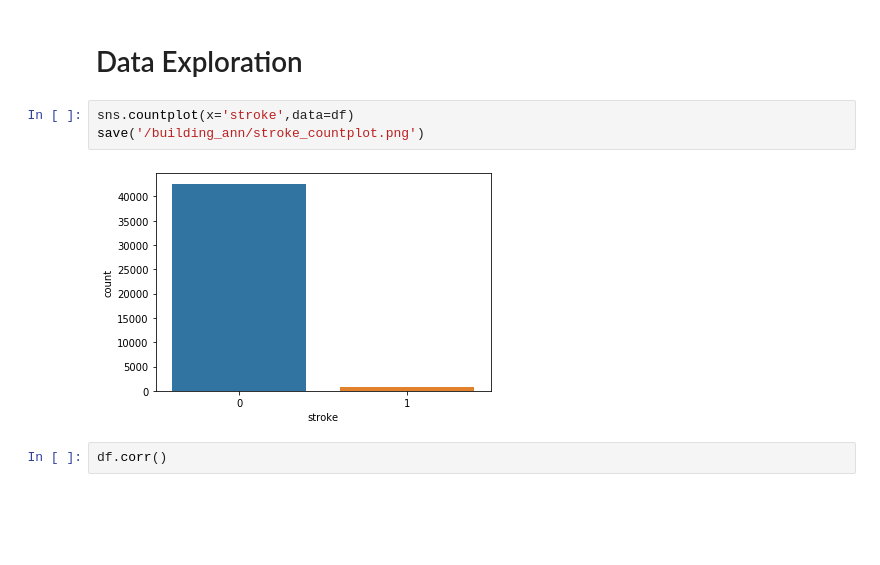
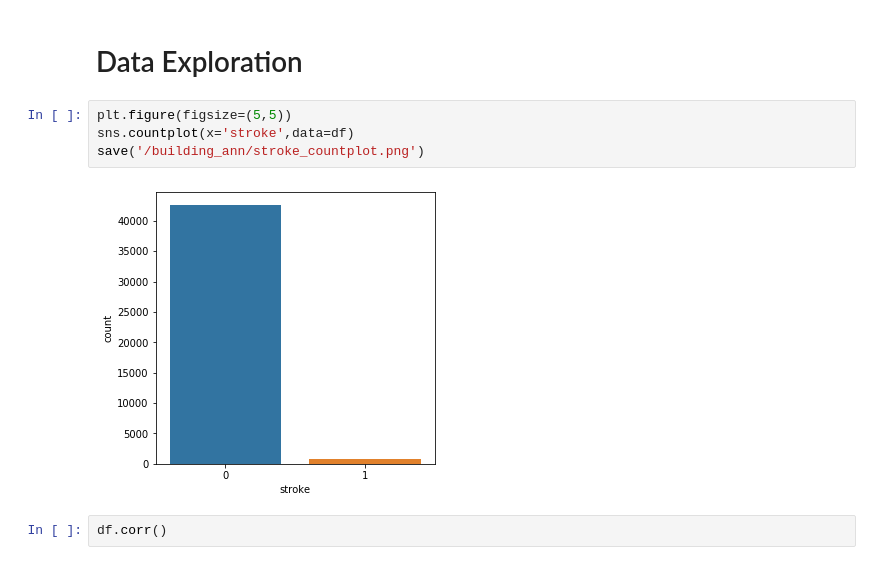
Before and after one commit to dan393/Dissertation, a Jupyter notebook: Code/dissertation/Stroke Predictions.ipynb, the cells around one changed output. Saved outputs shown, nothing was run; the diff lists cells and outputs as text; blank space fills up the shorter version.

```diff
--- a/Code/dissertation/Stroke Predictions.ipynb
+++ b/Code/dissertation/Stroke Predictions.ipynb
@@ -36,10 +36,11 @@ memory usage: 3.6+ MB
 # %% [markdown]
 # Data Exploration
 # %%
+plt.figure(figsize=(5,5))
 sns.countplot(x='stroke',data=df)
 save('/building_ann/stroke_countplot.png')
 # %% [output]
-[figure, old version]
+[figure, new version]
 # %%
 df.corr()
 # %% [output]
```
Also changed, not shown: parts of 5 cells of this notebook, 2 other files.
